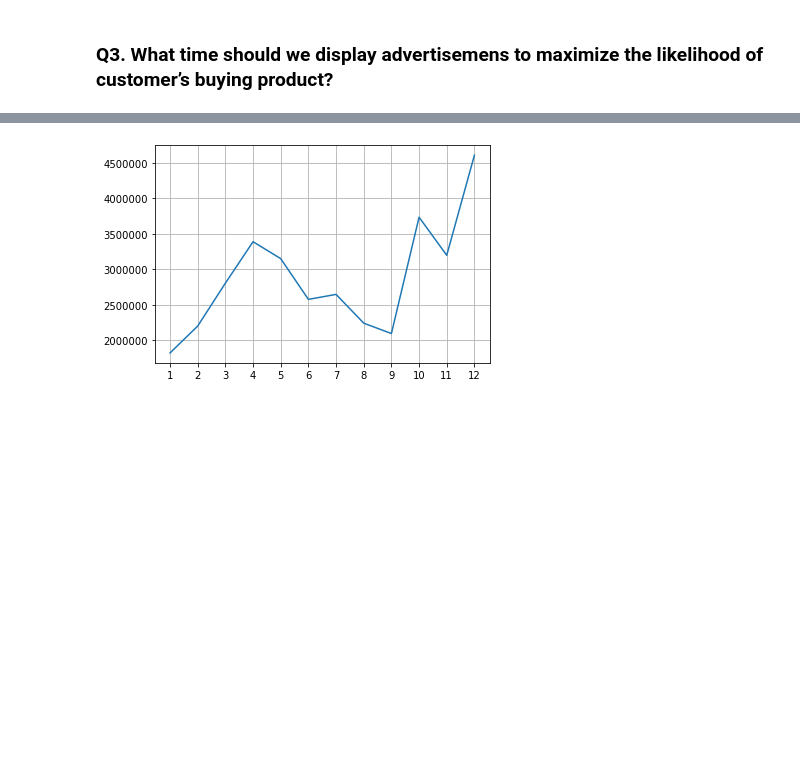
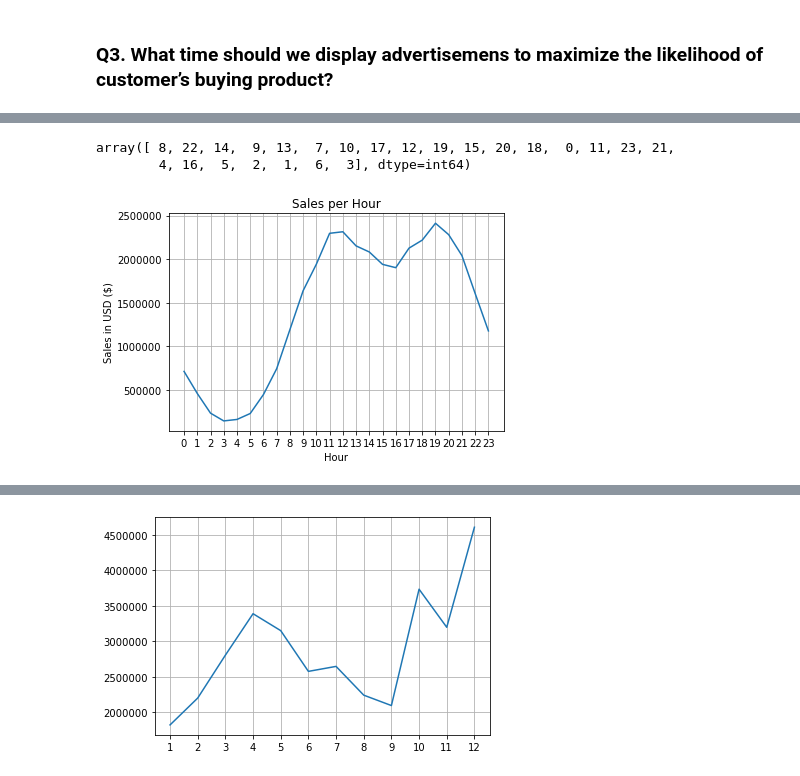
Before and after one commit to ricoputrap/electrosales-2019, a Jupyter notebook: SalesAnalysis.ipynb, the cells around one changed output, grey strips where cells are left out. Drawn from its saved outputs; the diff is of its cells as text; code cells hidden in the pictures; blank space fills up the shorter version.

```diff
--- a/SalesAnalysis.ipynb
+++ b/SalesAnalysis.ipynb
@@ -518,0 +528,18 @@ The city sold the most products was San Fransisco in California.
+# %%
+df['Order Hour'].unique()
+# %% [output]
+array([ 8, 22, 14,  9, 13,  7, 10, 17, 12, 19, 15, 20, 18,  0, 11, 23, 21,
+        4, 16,  5,  2,  1,  6,  3], dtype=int64)
+# %%
+hours = range(0,24)
+
+# setup the line chart
+plt.plot(hours, df.groupQy(['Order Hour'])['Sales'].sum())
+plt.title('Sales per Hour')
+plt.xticks(hours)
+plt.xlabel('Hour')
+plt.ylabel('Sales in USD ($)')
+plt.grid()
+plt.show()
+# %% [output]
+[figure, added]
```
Also changed, not shown: parts of 13 cells of this notebook.
